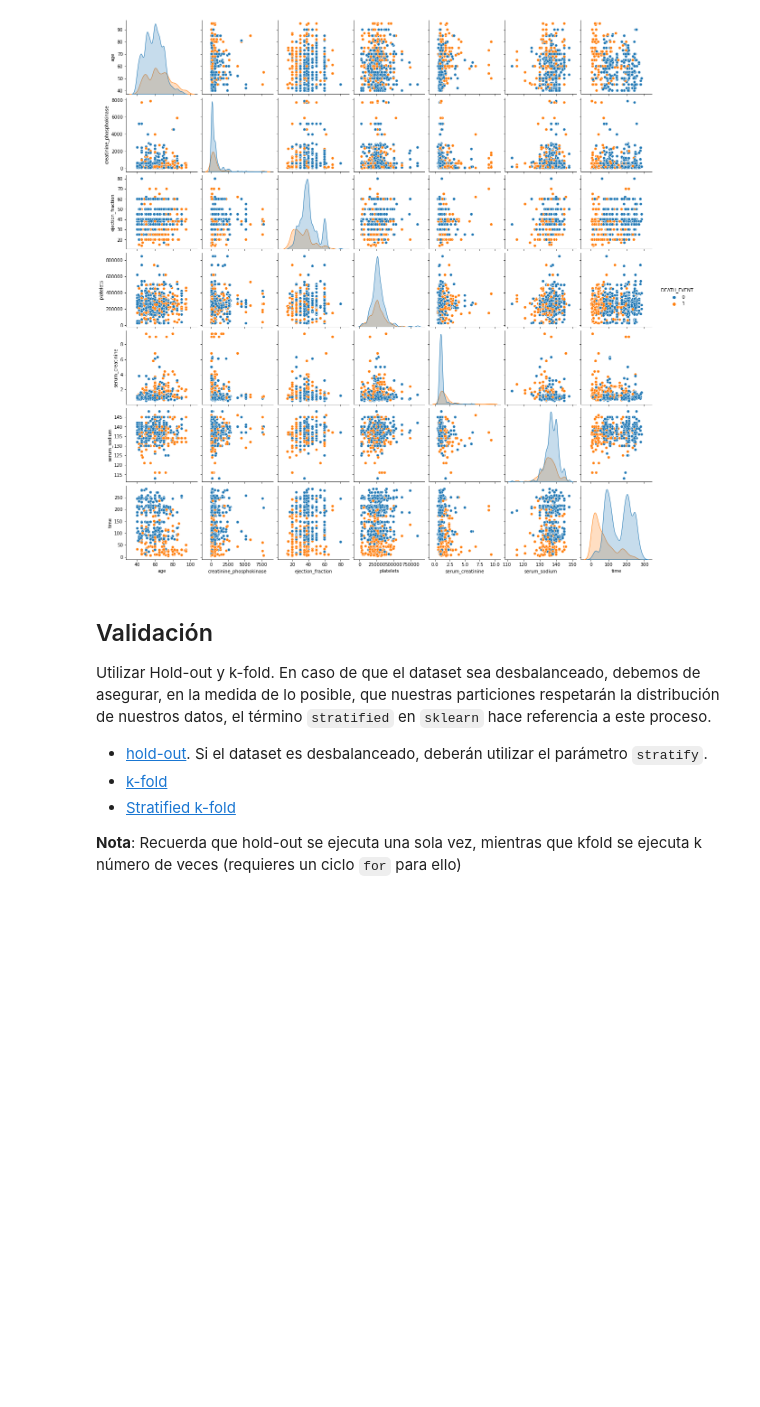
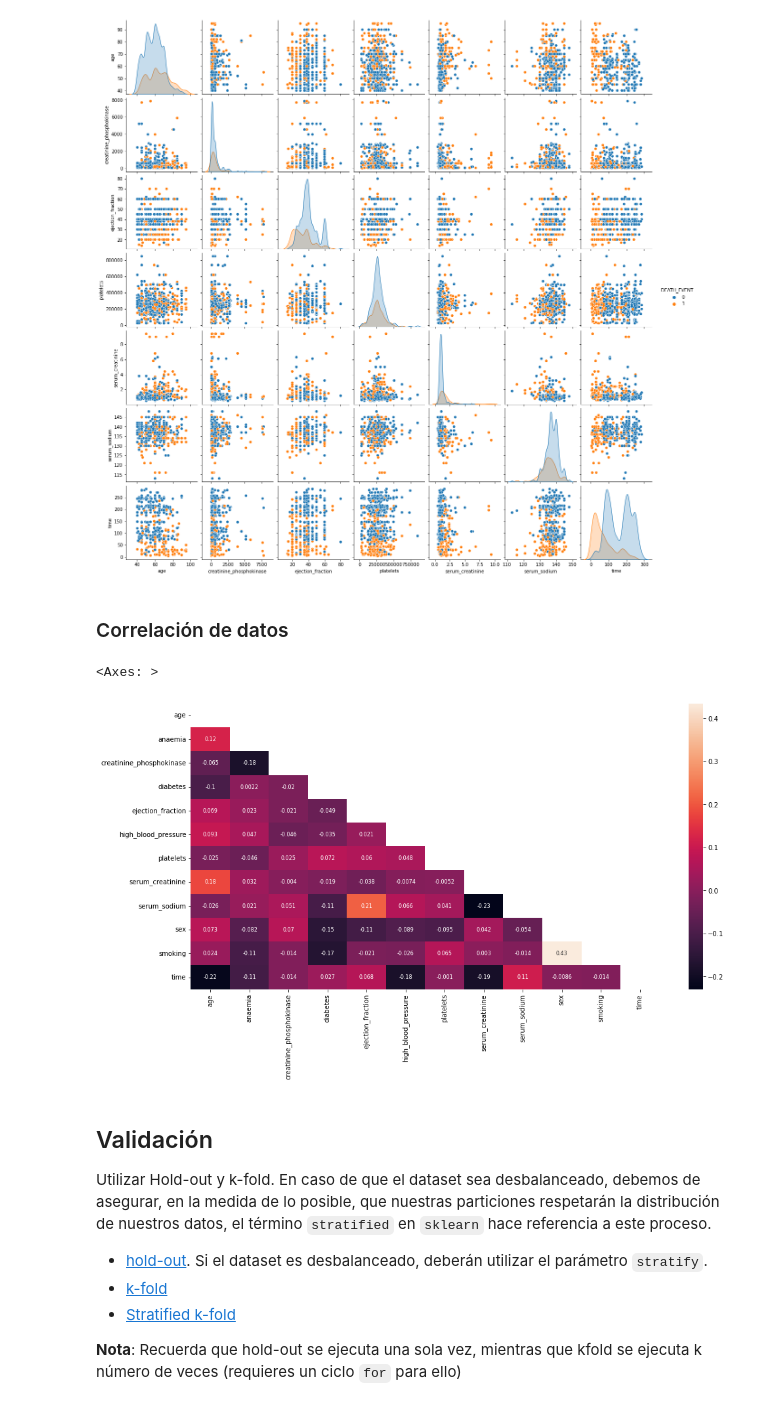
Before and after one commit to Monolite/ml-course, a Jupyter notebook: lesson-3/ml_clasificacion_proyecto.ipynb, the cells around one changed output. Drawn from its saved outputs; the diff is of its cells as text; code cells hidden in the pictures; blank space fills up the shorter version.

```diff
--- a/lesson-3/ml_clasificacion_proyecto.ipynb
+++ b/lesson-3/ml_clasificacion_proyecto.ipynb
@@ -143,6 +162,21 @@ sns.pairplot(ds_df,
 plt.show()
 # %% [output]
 [figure]
+# %% [markdown]
+### Correlación de datos
+# %%
+# print(ds_df.drop(columns=['DEATH_EVENT']).corr())
+plt.figure(figsize=(16,8))
+
+ds_corr = ds_df.drop(columns=['DEATH_EVENT']).corr()
+
+sns.heatmap(ds_corr,
+            annot=True,
+            annot_kws={'size': 8,},
+            mask=np.triu(np.ones_like(ds_corr.transpose())))
+# %% [output]
+<Axes: >
+[figure, added]
 # %% [markdown]
 ## Validación
 Utilizar Hold-out y k-fold. En caso de que el dataset sea desbalanceado, debemos
```
Also changed, not shown: parts of 3 cells of this notebook.
